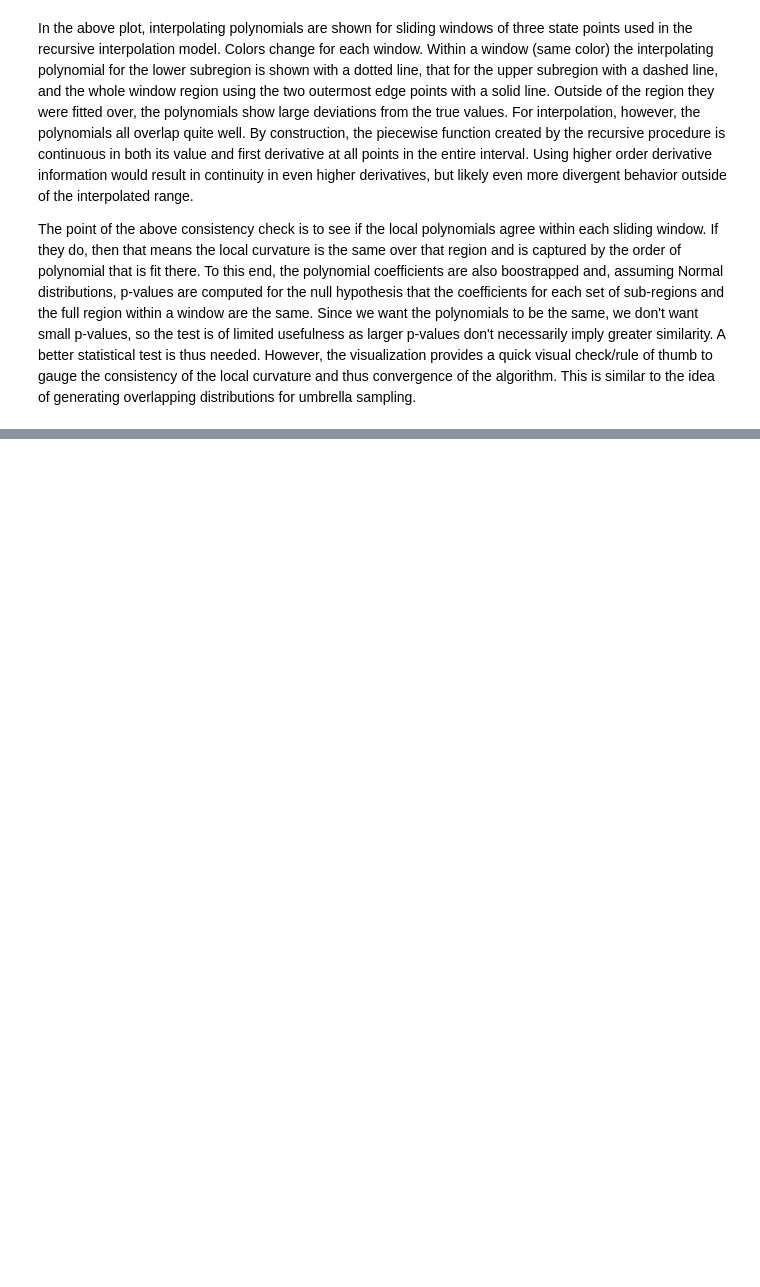
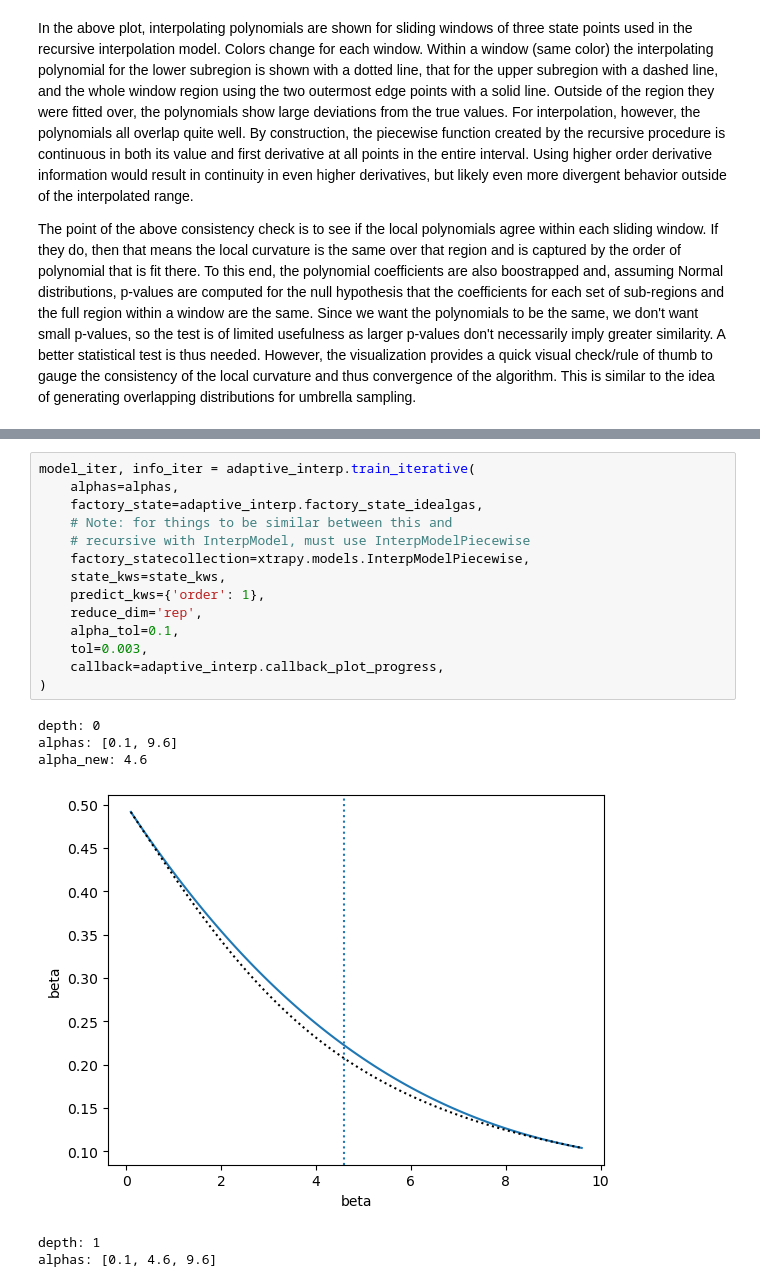
Before and after one commit to usnistgov/thermoextrap, a Jupyter notebook: notebooks/Temperature_Interp.ipynb, the cells around one changed output, grey strips where cells are left out. Cells and saved outputs as stored; diff of their text form; blank space fills up the shorter version.

```diff
--- a/notebooks/Temperature_Interp.ipynb
+++ b/notebooks/Temperature_Interp.ipynb
@@ -219,0 +267,21 @@ The point of the above consistency check is to see if the local polynomials agre
+# %%
+model_iter, info_iter = adaptive_interp.train_iterative(
+    alphas=alphas,
+    factory_state=adaptive_interp.factory_state_idealgas,
+    # Note: for things to be similar between this and
+    # recursive with InterpModel, must use InterpModelPiecewise
+    factory_statecollection=xtrapy.models.InterpModelPiecewise,
+    state_kws=state_kws,
+    predict_kws={'order': 1},
+    reduce_dim='rep',
+    alpha_tol=0.1,
+    tol=0.003,
+    callback=adaptive_interp.callback_plot_progress,
+)
+# %% [output]
+depth: 0
+alphas: [0.1, 9.6]
+alpha_new: 4.6
+[figure, added]
+depth: 1
+alphas: [0.1, 4.6, 9.6]
```
Also changed, not shown: parts of 13 cells of this notebook.
